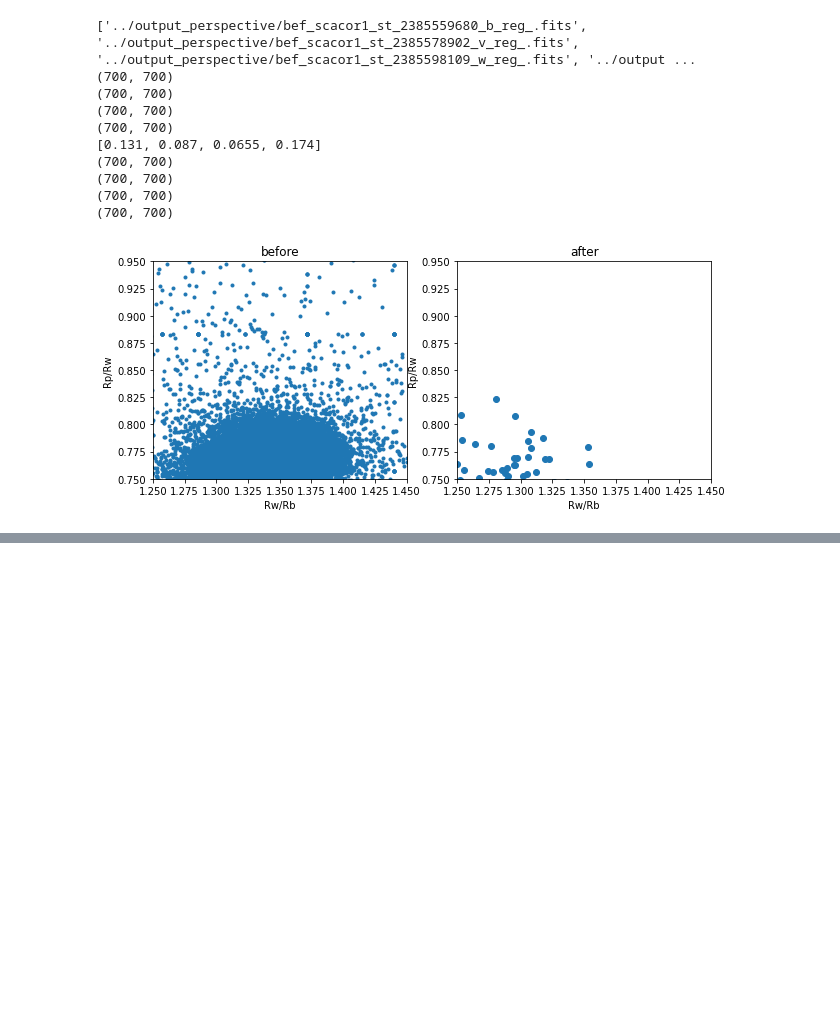
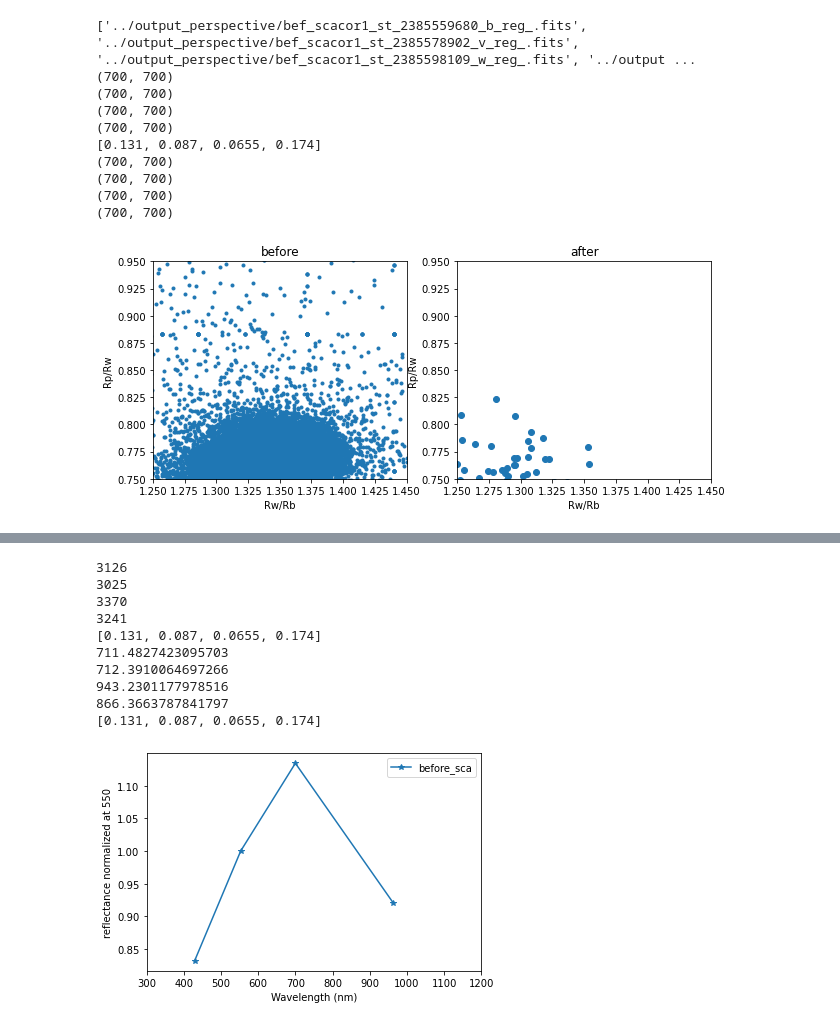
Before and after one commit to akihirohattori/preprocess, a Jupyter notebook: make_spectrum.ipynb, the cells around one changed output, grey strips where cells are left out. Saved outputs shown, nothing was run; the diff lists cells and outputs as text; code cells hidden in the pictures; blank space fills up the shorter version.

```diff
--- a/make_spectrum.ipynb
+++ b/make_spectrum.ipynb
@@ -168,3 +184,22 @@ df_b = pd.DataFrame(fits.getdata(image_files[0]))
 df_v = pd.DataFrame(fits.getdata(image_files[1]))
 df_w = pd.DataFrame(fits.getdata(image_files[2]))
 df_p = pd.DataFrame(fits.getdata(image_files[3]))
+# %%
+def conversion_ref_coord(image_filelist, x, y):
+    result = []
+    data = []
+    t = []
+    scale_factor = [1.254, 1, 0.645, 1.514]
+    rad = 3.42 * pow(10,-3)
+    for i, image_file in enumerate(image_filelist):
+        hdu = fits.open(image_file)[0]
+        header = hdu.header
+        data.append(hdu.data)
+        t.append(header["EXP_0"])
+    base = (data[1][y][x] / t[1]) * rad
+    for i in range(4):
+        print(data[i][y][x])
+        result.append(((data[i][y][x] / t[i]) / base) * rad * scale_factor[i])
+        # result.append(((data[i][y][x] / t[i]) / base)  )
+    print(t)
+    return result
@@ -170,0 +255,22 @@ df_p = pd.DataFrame(fits.getdata(image_files[3]))
+# %%
+l = []
+l = conversion_ref_coord(aa, 125, 133)
+l2 = conversion_ref(aa)
+plt.plot(wave_length, l2, marker = "*", label = "before_sca")
+plt.xlabel('Wavelength (nm)')
+plt.xlim(300, 1200)
+plt.ylabel('reflectance normalized at 550')
+plt.legend(loc = 'upper right')
+plt.show()
+# %% [output]
+3126
+3025
+3370
+3241
+[0.131, 0.087, 0.0655, 0.174]
+711.4827423095703
+712.3910064697266
+943.2301177978516
+866.3663787841797
+[0.131, 0.087, 0.0655, 0.174]
+[figure, added]
```
Also changed, not shown: parts of 7 cells of this notebook, 17 other files.
